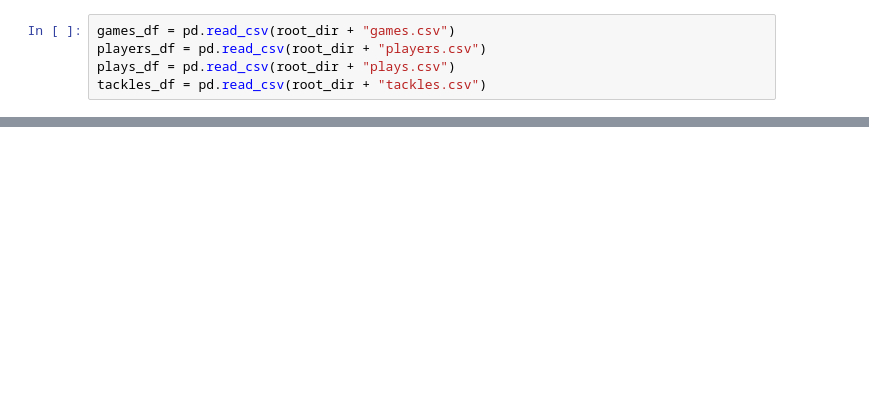
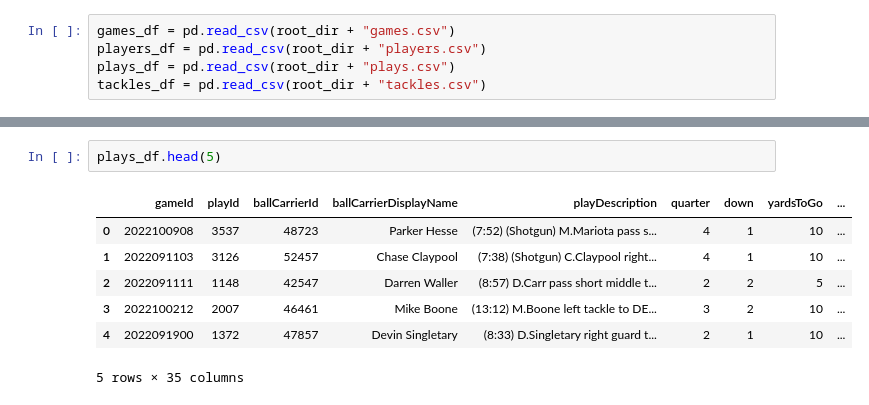
Before and after one commit to jvalderr239/GCN, a Jupyter notebook: notebooks/data_visualization.ipynb, the cells around one changed output, grey strips where cells are left out. Cells and saved outputs as stored; diff of their text form; blank space fills up the shorter version.

```diff
--- a/notebooks/data_visualization.ipynb
+++ b/notebooks/data_visualization.ipynb
@@ -23,0 +42,10 @@ tracking_df = pd.concat(tracking_files, axis="columns")
+# %%
+plays_df.head(5)
+# %% [output]
+|  | gameId | playId | ballCarrierId | ballCarrierDisplayName | playDescription | quarter | down | yardsToGo | ... |
+| 0 | 2022100908 | 3537 | 48723 | Parker Hesse | (7:52) (Shotgun) M.Mariota pass s... | 4 | 1 | 10 | ... |
+| 1 | 2022091103 | 3126 | 52457 | Chase Claypool | (7:38) (Shotgun) C.Claypool right... | 4 | 1 | 10 | ... |
+| 2 | 2022091111 | 1148 | 42547 | Darren Waller | (8:57) D.Carr pass short middle t... | 2 | 2 | 5 | ... |
+| 3 | 2022100212 | 2007 | 46461 | Mike Boone | (13:12) M.Boone left tackle to DE... | 3 | 2 | 10 | ... |
+| 4 | 2022091900 | 1372 | 47857 | Devin Singletary | (8:33) D.Singletary right guard t... | 2 | 1 | 10 | ... |
+5 rows × 35 columns
```
Also changed, not shown: parts of 14 cells of this notebook, 3 other files.
